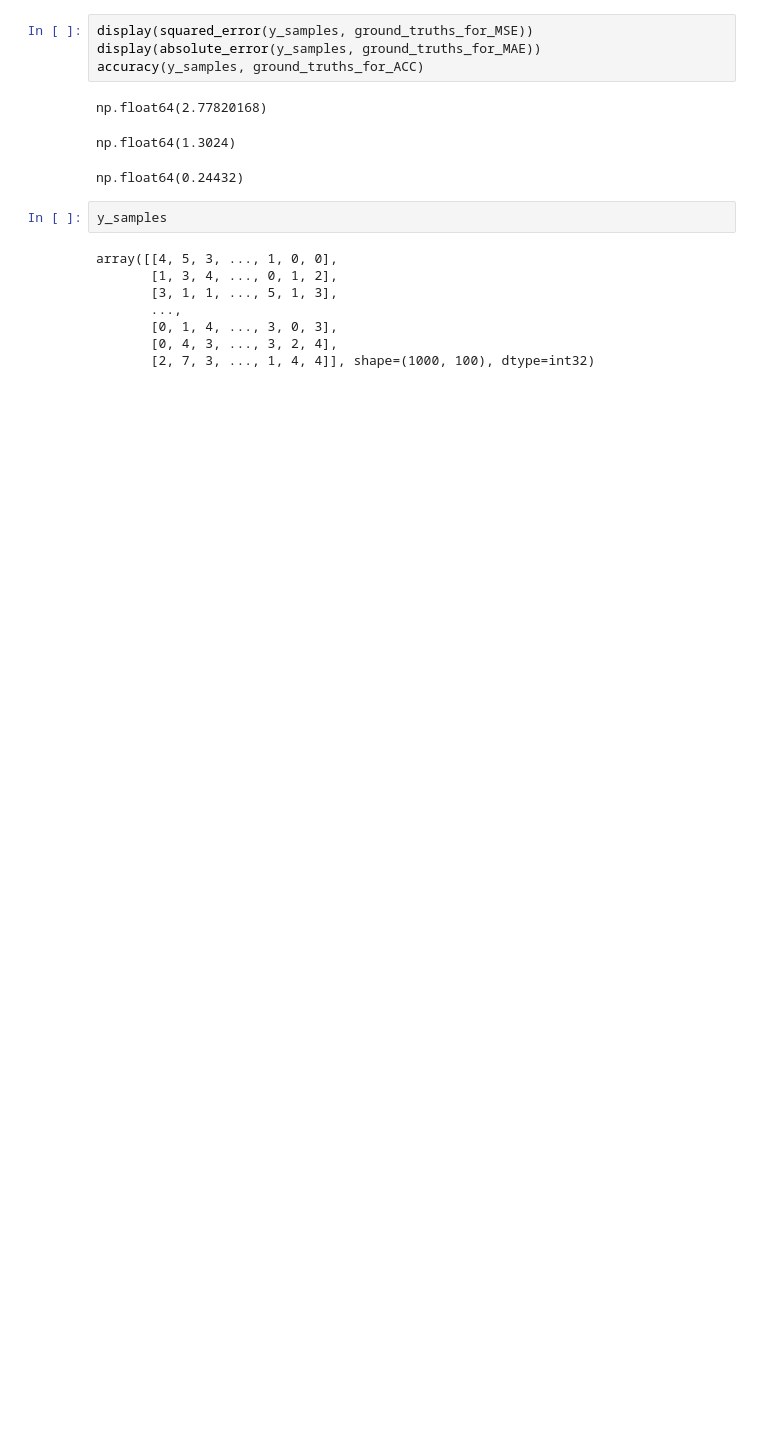
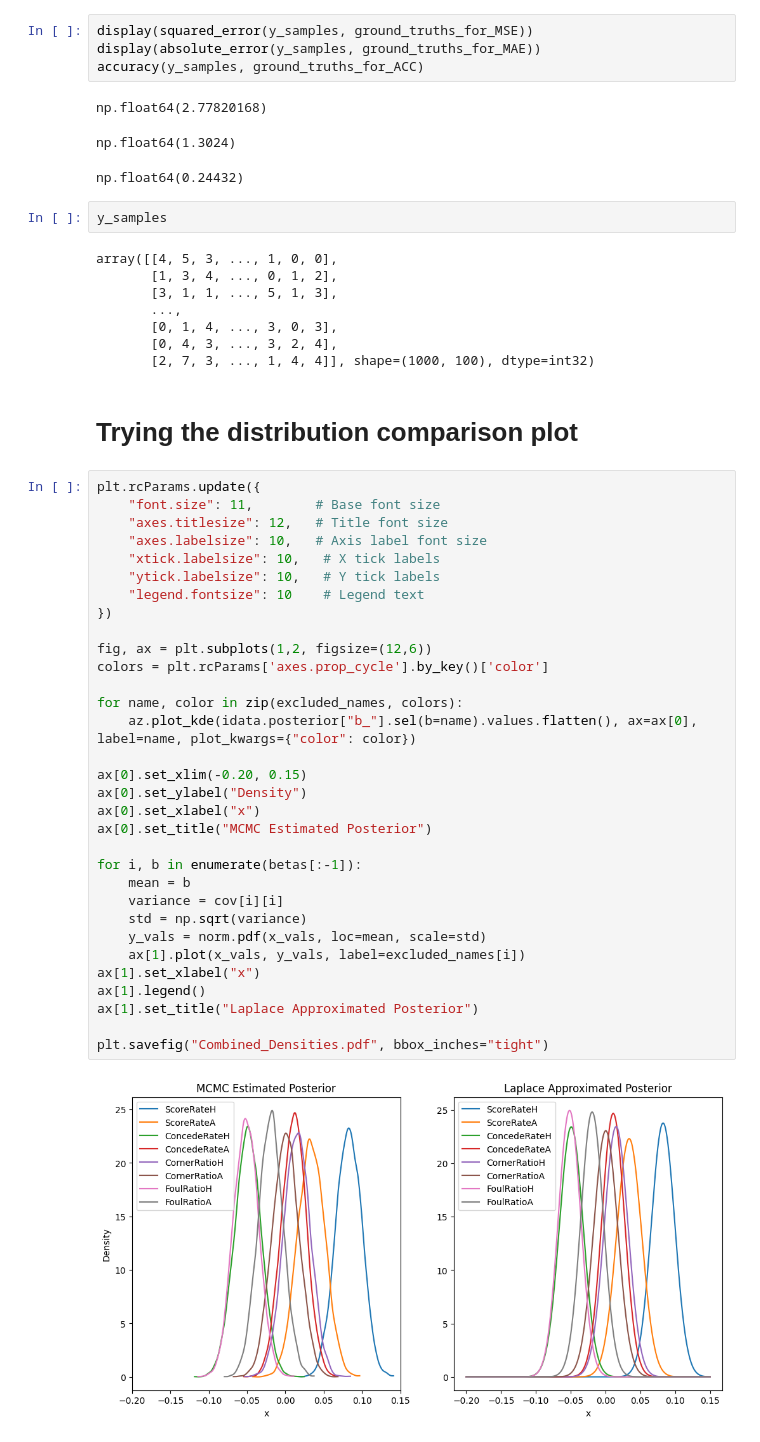
Before and after one commit to MatejVre/Bayesian_Inference, a Jupyter notebook: bayesian_inference.ipynb, the cells around one changed output. Saved outputs shown, nothing was run; the diff lists cells and outputs as text; blank space fills up the shorter version.

```diff
--- a/bayesian_inference.ipynb
+++ b/bayesian_inference.ipynb
@@ -319,3 +335,39 @@ array([[4, 5, 3, ..., 1, 0, 0],
        [0, 1, 4, ..., 3, 0, 3],
        [0, 4, 3, ..., 3, 2, 4],
        [2, 7, 3, ..., 1, 4, 4]], shape=(1000, 100), dtype=int32)
+# %% [markdown]
+# Trying the distribution comparison plot
+# %%
+plt.rcParams.update({
+    "font.size": 11,        # Base font size
+    "axes.titlesize": 12,   # Title font size
+    "axes.labelsize": 10,   # Axis label font size
+    "xtick.labelsize": 10,   # X tick labels
+    "ytick.labelsize": 10,   # Y tick labels
+    "legend.fontsize": 10    # Legend text
+})
+
+fig, ax = plt.subplots(1,2, figsize=(12,6))
+colors = plt.rcParams['axes.prop_cycle'].by_key()['color']
+
+for name, color in zip(excluded_names, colors):
+    az.plot_kde(idata.posterior["b_"].sel(b=name).values.flatten(), ax=ax[0], label=name, plot_kwargs={"color": color})
+
+ax[0].set_xlim(-0.20, 0.15)
+ax[0].set_ylabel("Density")
+ax[0].set_xlabel("x")
+ax[0].set_title("MCMC Estimated Posterior")
+
+for i, b in enumerate(betas[:-1]):
+    mean = b
+    variance = cov[i][i]
+    std = np.sqrt(variance)
+    y_vals = norm.pdf(x_vals, loc=mean, scale=std)
+    ax[1].plot(x_vals, y_vals, label=excluded_names[i])
+ax[1].set_xlabel("x")
+ax[1].legend()
+ax[1].set_title("Laplace Approximated Posterior")
+
+plt.savefig("Combined_Densities.pdf", bbox_inches="tight")
+# %% [output]
+[figure, added]
```
Also changed, not shown: parts of 6 cells of this notebook.
